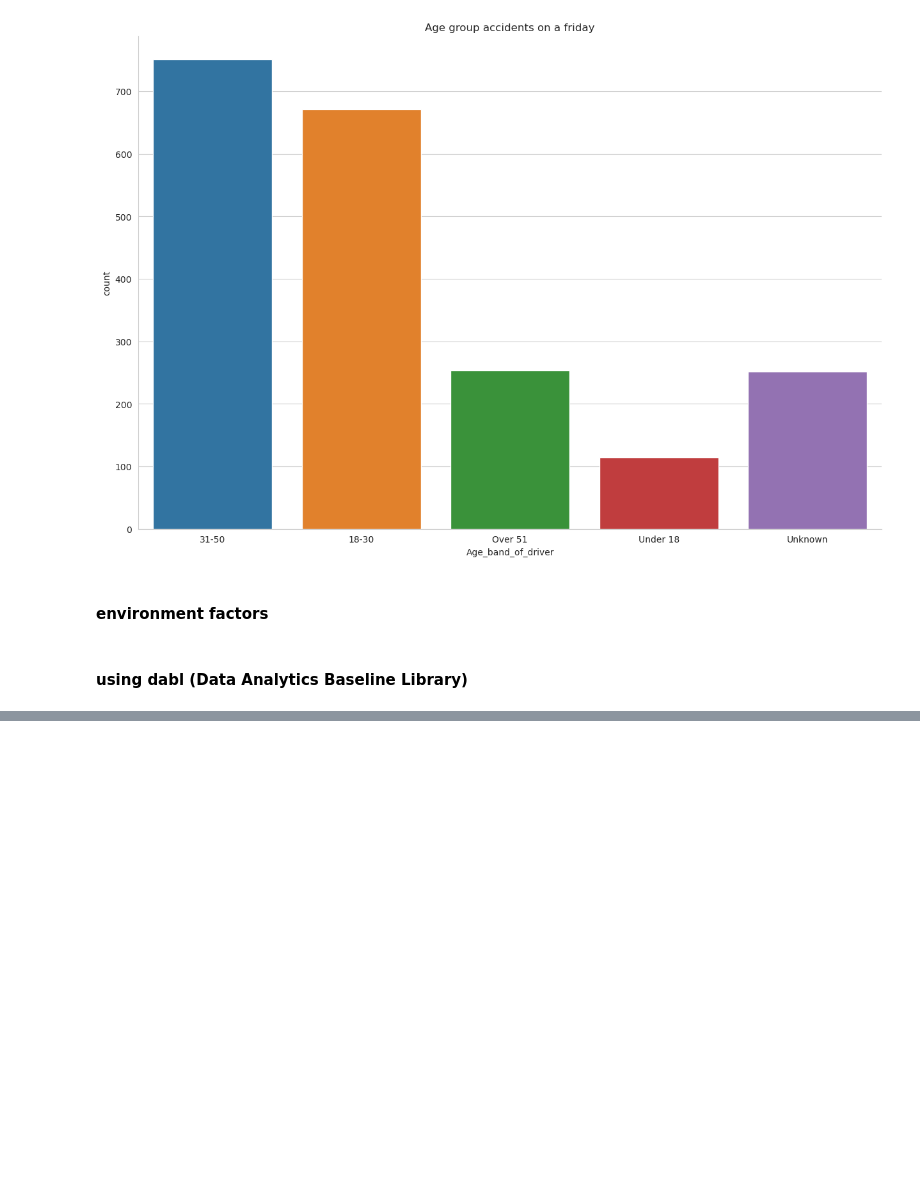
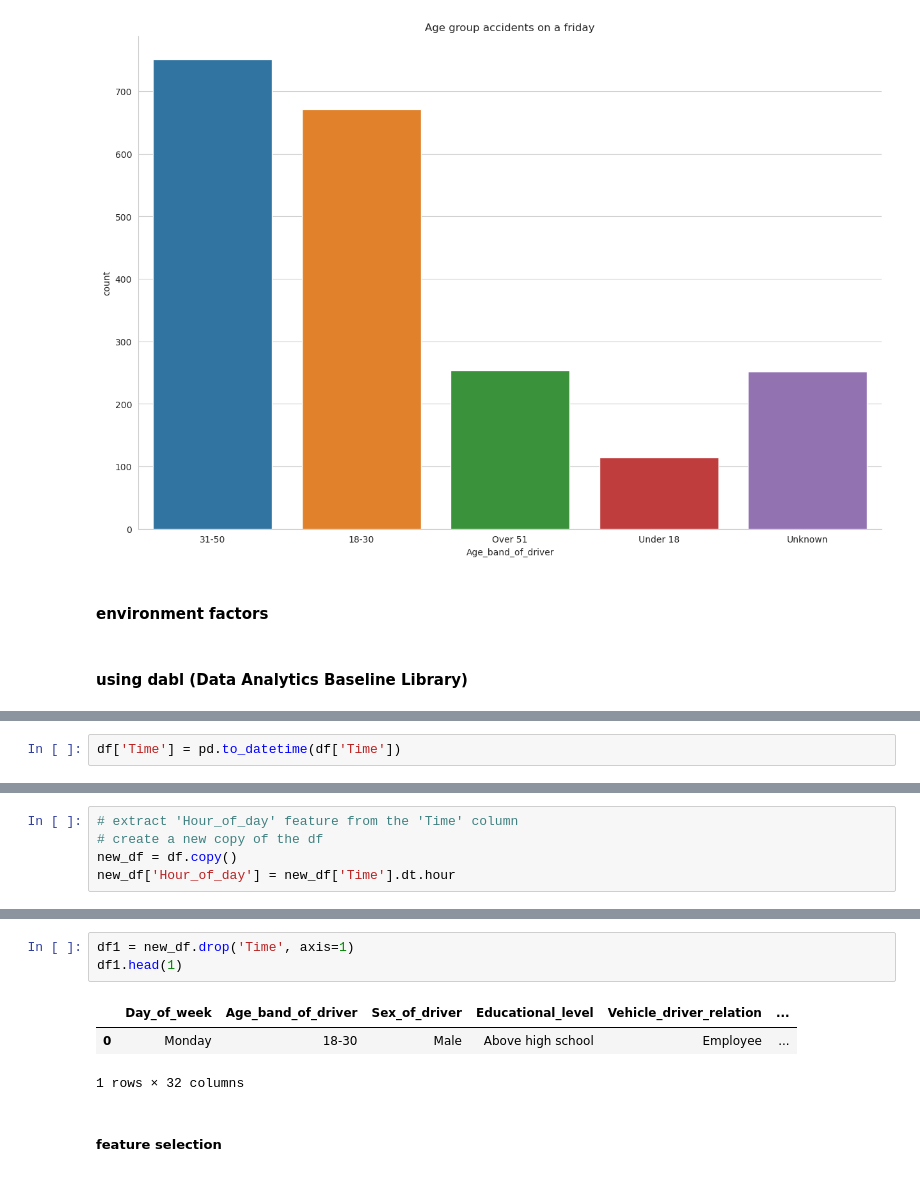
Before and after one commit to andazi/goal-data-science, a Jupyter notebook: Master Data Analysis with Python/Road Traffic Severity Classification.ipynb, the cells around one changed output, grey strips where cells are left out. Drawn from its saved outputs; the diff is of its cells as text; blank space fills up the shorter version.

```diff
--- a/Master Data Analysis with Python/Road Traffic Severity Classification.ipynb
+++ b/Master Data Analysis with Python/Road Traffic Severity Classification.ipynb
@@ -376,0 +393,2 @@ Showing only top 10 of 31 categorical features
+# %%
+df['Time'] = pd.to_datetime(df['Time'])
@@ -376,0 +416,5 @@ Showing only top 10 of 31 categorical features
+# %%
+# extract 'Hour_of_day' feature from the 'Time' column
+# create a new copy of the df
+new_df = df.copy()
+new_df['Hour_of_day'] = new_df['Time'].dt.hour
@@ -376,0 +436,9 @@ Showing only top 10 of 31 categorical features
+# %%
+df1 = new_df.drop('Time', axis=1)
+df1.head(1)
+# %% [output]
+|  | Day_of_week | Age_band_of_driver | Sex_of_driver | Educational_level | Vehicle_driver_relation | ... |
+| 0 | Monday | 18-30 | Male | Above high school | Employee | ... |
+1 rows × 32 columns
+# %% [markdown]
+##### feature selection
```
Also changed, not shown: parts of 16 cells of this notebook, 1 other file.
